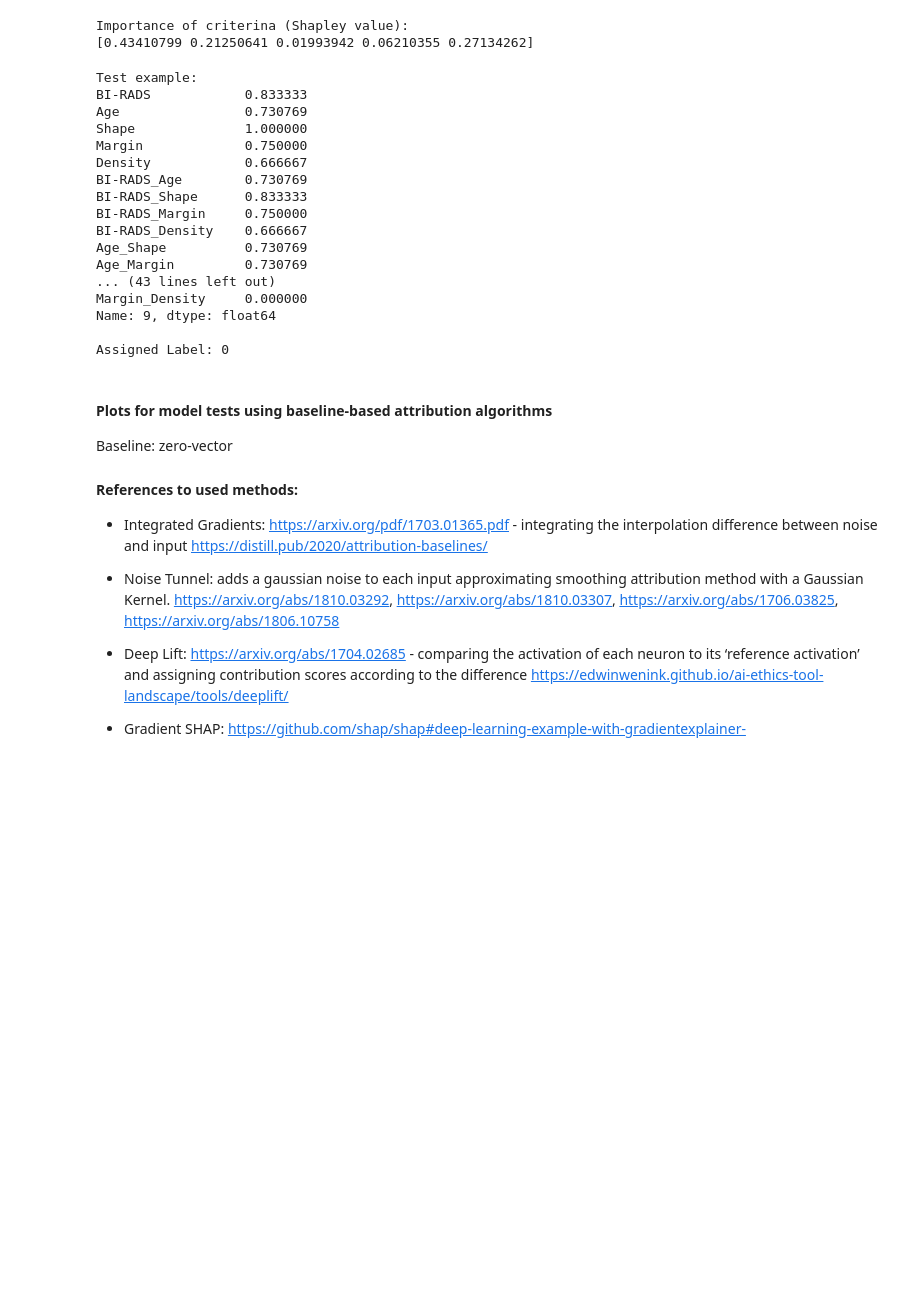
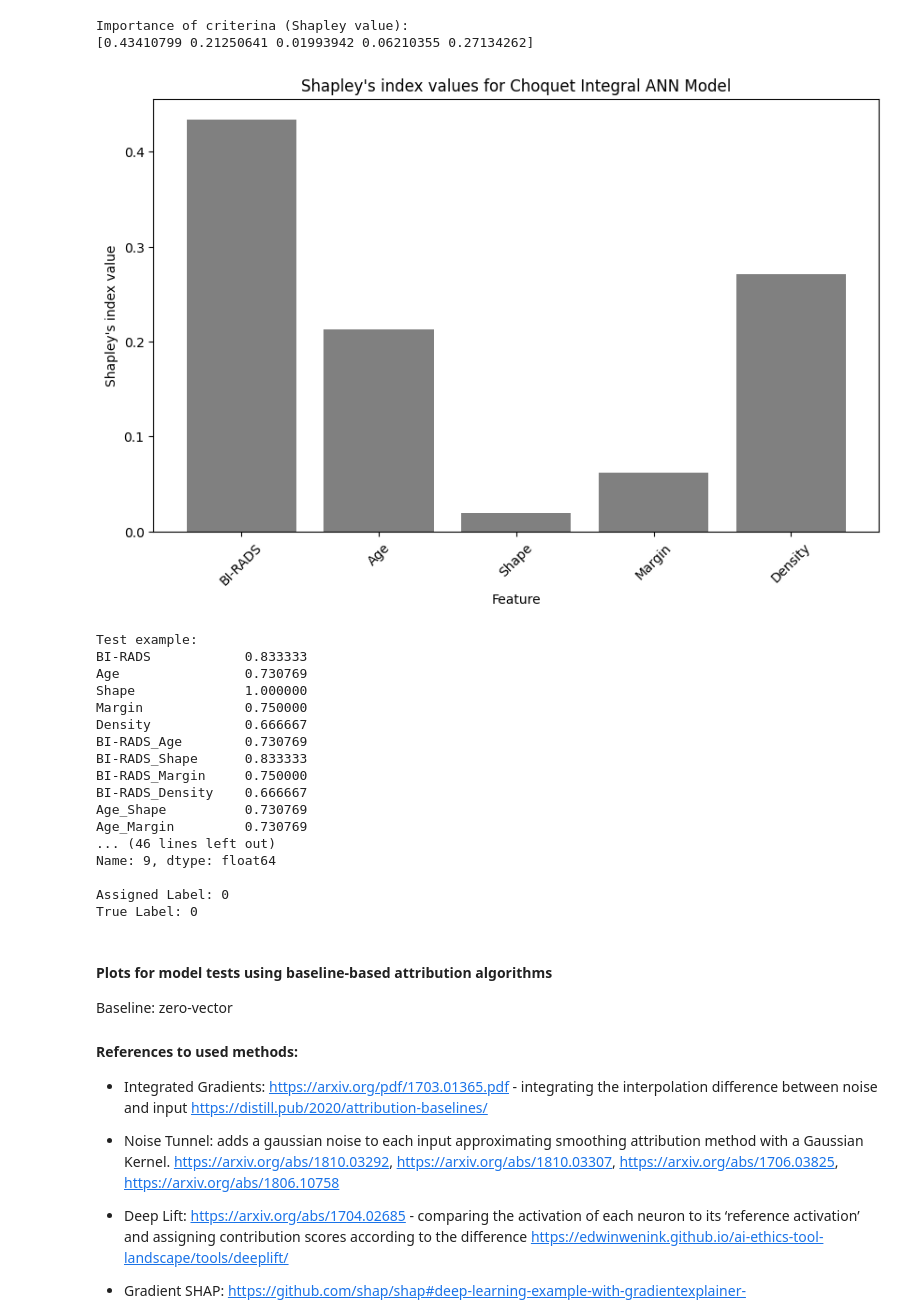
Before and after one commit to MatTheTab/Decision_Analysis, a Jupyter notebook: Project_3/BDA_Project_3.ipynb, the cells around one changed output. Saved outputs shown, nothing was run; the diff lists cells and outputs as text; code cells hidden in the pictures; blank space fills up the shorter version.

```diff
--- a/Project_3/BDA_Project_3.ipynb
+++ b/Project_3/BDA_Project_3.ipynb
@@ -979,21 +1067,37 @@ print(shapley)
 # %% [output]
 Importance of criterina (Shapley value):
 [0.43410799 0.21250641 0.01993942 0.06210355 0.27134262]
+# %%
+plt.figure(figsize=(10, 6))
+plt.bar(range(len(feature_names)), shapley, color="grey")
+plt.xticks(range(len(feature_names)), feature_names, rotation=45)
+plt.xlabel('Feature')
+plt.ylabel("Shapley's index value")
+plt.title("Shapley's index values for Choquet Integral ANN Model")
+plt.show()
+# %% [output]
+[figure, added]
 # %%
 test_example_1 = X_test_processed.iloc[0]
 test_label_1 = neural_MCDA_compatible.predict(X_test_processed.iloc[0].values.reshape(1, -1))[0]
+true_label_1 = int(y_test.iloc[0])
 test_example_2 = X_test_processed.iloc[1]
 test_label_2 = neural_MCDA_compatible.predict(X_test_processed.iloc[1].values.reshape(1, -1))[0]
+true_label_2 = int(y_test.iloc[1])
 test_example_3 = X_test_processed.iloc[9] #taking the 9th example, since we wanted variety with classes
 test_label_3 = neural_MCDA_compatible.predict(X_test_processed.iloc[9].values.reshape(1, -1))[0]
+true_label_3 = int(y_test.iloc[9])
 print(f"Test example:\n{test_example_1}")
 print(f"\nAssigned Label: {test_label_1}")
+print(f"True Label: {true_label_1}")
 print("________________________________")
 print(f"Test example:\n{test_example_2}")
 print(f"\nAssigned Label: {test_label_2}")
+print(f"True Label: {true_label_2}")
 print("________________________________")
 print(f"Test example:\n{test_example_3}")
 print(f"\nAssigned Label: {test_label_3}")
+print(f"True Label: {true_label_3}")
 # %% [output]
 Test example:
 BI-RADS            0.833333
@@ -1007,11 +1111,11 @@ BI-RADS_Margin     0.750000
 BI-RADS_Density    0.666667
 Age_Shape          0.730769
 Age_Margin         0.730769
-... (43 lines left out)
-Margin_Density     0.000000
+... (46 lines left out)
 Name: 9, dtype: float64
 
 Assigned Label: 0
+True Label: 0
 # %% [markdown]
 #### Plots for model tests using baseline-based attribution algorithms
 
```
Also changed, not shown: parts of 41 cells of this notebook.
